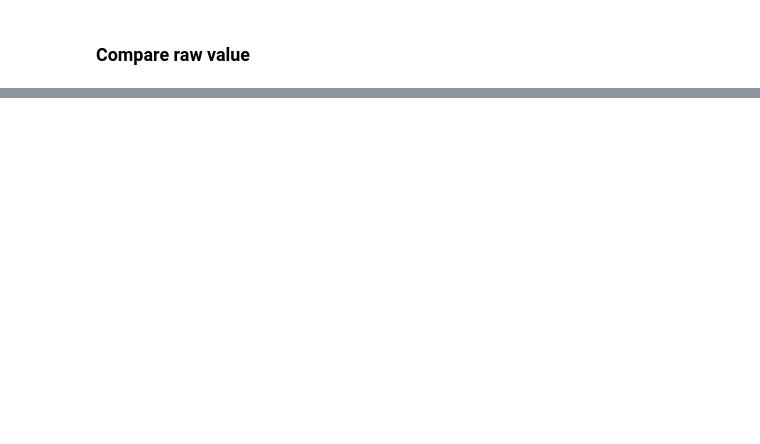
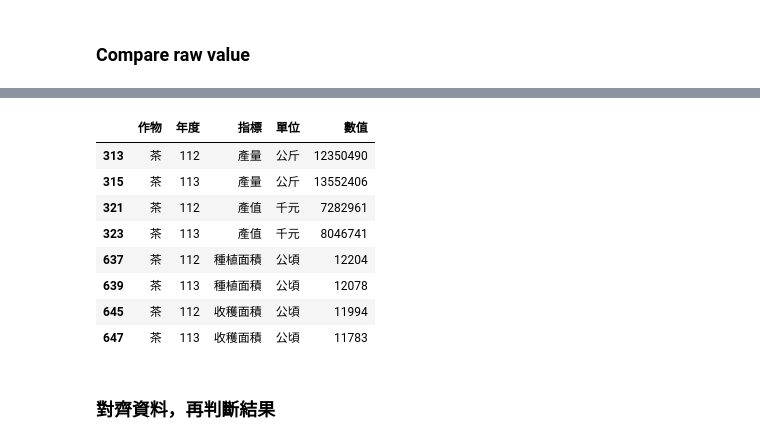
Before and after one commit to joshsmiththenoob/lazy-tools, a Jupyter notebook: docx_xlsx_comparator/notebooks/load_and_parse_files_pdf.ipynb, the cells around one changed output, grey strips where cells are left out. Cells and saved outputs as stored; diff of their text form; code cells hidden in the pictures; blank space fills up the shorter version.

```diff
--- a/docx_xlsx_comparator/notebooks/load_and_parse_files_pdf.ipynb
+++ b/docx_xlsx_comparator/notebooks/load_and_parse_files_pdf.ipynb
@@ -336,0 +141,14 @@ def main():
+# %%
+excel_selected
+# %% [output]
+|  | 作物 | 年度 | 指標 | 單位 | 數值 |
+| 313 | 茶 | 112 | 產量 | 公斤 | 12350490 |
+| 315 | 茶 | 113 | 產量 | 公斤 | 13552406 |
+| 321 | 茶 | 112 | 產值 | 千元 | 7282961 |
+| 323 | 茶 | 113 | 產值 | 千元 | 8046741 |
+| 637 | 茶 | 112 | 種植面積 | 公頃 | 12204 |
+| 639 | 茶 | 113 | 種植面積 | 公頃 | 12078 |
+| 645 | 茶 | 112 | 收穫面積 | 公頃 | 11994 |
+| 647 | 茶 | 113 | 收穫面積 | 公頃 | 11783 |
+# %% [markdown]
+### 對齊資料，再判斷結果
```
Also changed, not shown: parts of 23 cells of this notebook, 5 other files.
